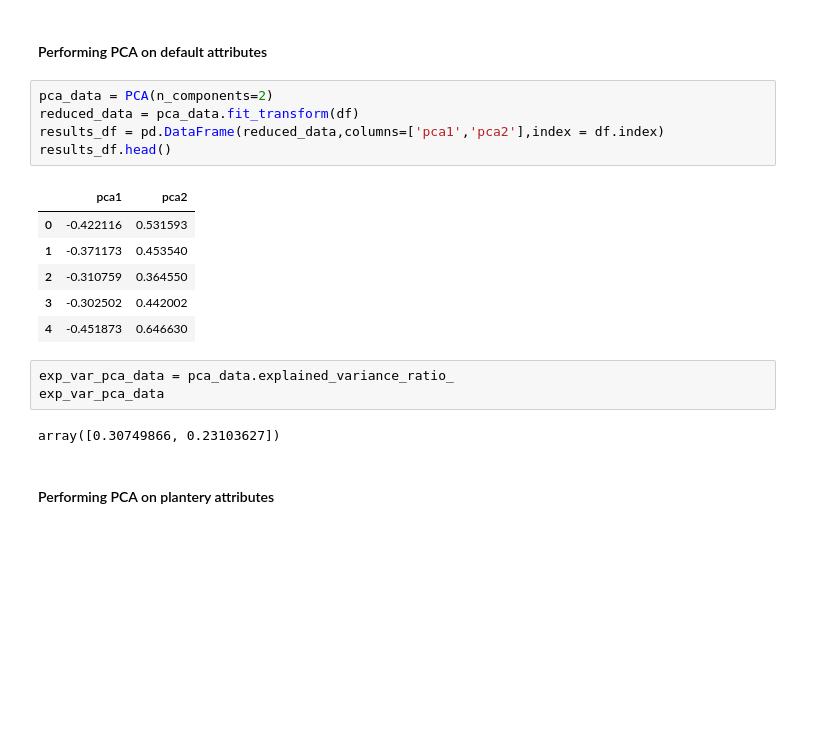
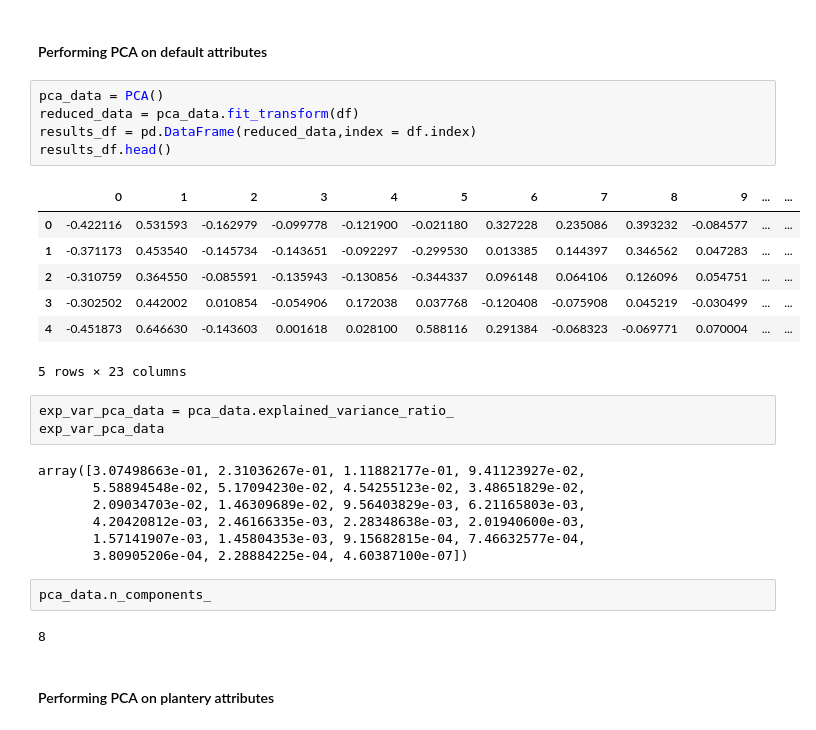
Before and after one commit to hikmetguner/exoplanet-habitability, a Jupyter notebook: bbm467_template_EN.ipynb, the cells around one changed output. Saved outputs shown, nothing was run; the diff lists cells and outputs as text; blank space fills up the shorter version.

```diff
--- a/bbm467_template_EN.ipynb
+++ b/bbm467_template_EN.ipynb
@@ -682,22 +682,32 @@ Performing principal component analysis in order to show the outcome of the clus
 # %% [markdown]
 #### Performing PCA on default attributes
 # %%
-pca_data = PCA(n_components=2)
+pca_data = PCA()
 reduced_data = pca_data.fit_transform(df)
-results_df = pd.DataFrame(reduced_data,columns=['pca1','pca2'],index = df.index)
+results_df = pd.DataFrame(reduced_data,index = df.index)
 results_df.head()
 # %% [output]
-|  | pca1 | pca2 |
-| 0 | -0.422116 | 0.531593 |
-| 1 | -0.371173 | 0.453540 |
-| 2 | -0.310759 | 0.364550 |
-| 3 | -0.302502 | 0.442002 |
-| 4 | -0.451873 | 0.646630 |
+|  | 0 | 1 | 2 | 3 | 4 | 5 | 6 | 7 | 8 | 9 | ... | ... |
+| 0 | -0.422116 | 0.531593 | -0.162979 | -0.099778 | -0.121900 | -0.021180 | 0.327228 | 0.235086 | 0.393232 | -0.084577 | ... | ... |
+| 1 | -0.371173 | 0.453540 | -0.145734 | -0.143651 | -0.092297 | -0.299530 | 0.013385 | 0.144397 | 0.346562 | 0.047283 | ... | ... |
+| 2 | -0.310759 | 0.364550 | -0.085591 | -0.135943 | -0.130856 | -0.344337 | 0.096148 | 0.064106 | 0.126096 | 0.054751 | ... | ... |
+| 3 | -0.302502 | 0.442002 | 0.010854 | -0.054906 | 0.172038 | 0.037768 | -0.120408 | -0.075908 | 0.045219 | -0.030499 | ... | ... |
+| 4 | -0.451873 | 0.646630 | -0.143603 | 0.001618 | 0.028100 | 0.588116 | 0.291384 | -0.068323 | -0.069771 | 0.070004 | ... | ... |
+5 rows × 23 columns
 # %%
 exp_var_pca_data = pca_data.explained_variance_ratio_
 exp_var_pca_data
 # %% [output]
-array([0.30749866, 0.23103627])
+array([3.07498663e-01, 2.31036267e-01, 1.11882177e-01, 9.41123927e-02,
+       5.58894548e-02, 5.17094230e-02, 4.54255123e-02, 3.48651829e-02,
+       2.09034703e-02, 1.46309689e-02, 9.56403829e-03, 6.21165803e-03,
+       4.20420812e-03, 2.46166335e-03, 2.28348638e-03, 2.01940600e-03,
+       1.57141907e-03, 1.45804353e-03, 9.15682815e-04, 7.46632577e-04,
+       3.80905206e-04, 2.28884225e-04, 4.60387100e-07])
+# %%
+pca_data.n_components_
+# %% [output]
+8
 # %% [markdown]
 #### Performing PCA on plantery attributes
 # %%
```
Also changed, not shown: parts of 12 cells of this notebook, 1 other file.
